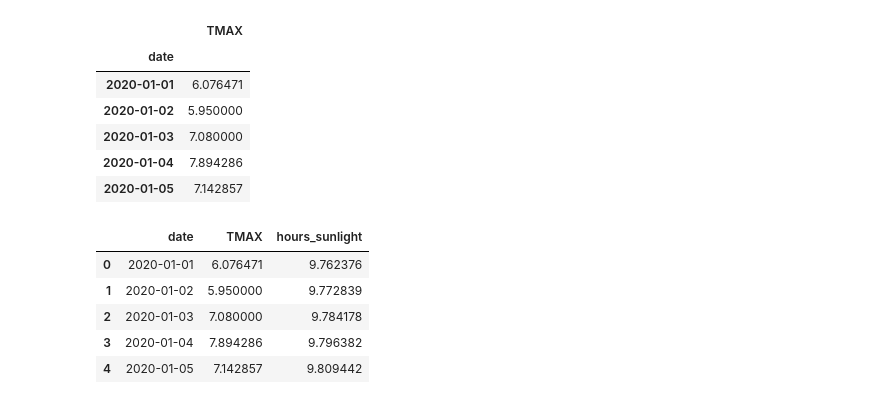
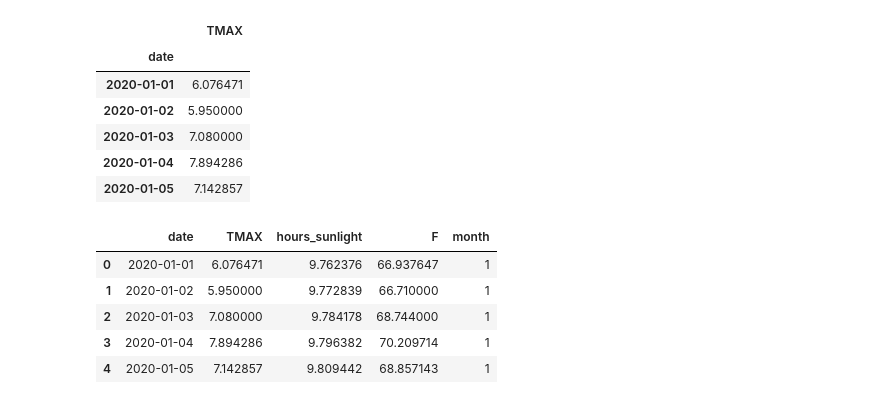
Before and after one commit to skyfielders/astronomy-notebooks, a Jupyter notebook: Plots/grand-canyon-temperature-vs-daylight.ipynb, the cells around one changed output. Drawn from its saved outputs; the diff is of its cells as text; code cells hidden in the pictures.

```diff
--- a/Plots/grand-canyon-temperature-vs-daylight.ipynb
+++ b/Plots/grand-canyon-temperature-vs-daylight.ipynb
@@ -112,13 +120,16 @@ t2.head()
 # %%
 j = t2.join(d2).reset_index()
 #j = j[j.index != '2020-02-29']
 #with pd.option_context('display.max_rows', 999): # jumps at 05-06, 08-03
 #    print(j)
+phantom_hotter = 24
+j['F'] = j['TMAX'] * 1.8 + 32.0 + phantom_hotter
+j['month'] = j['date'].dt.month
 j.head()
 # %% [output]
-|  | date | TMAX | hours_sunlight |
-| 0 | 2020-01-01 | 6.076471 | 9.762376 |
-| 1 | 2020-01-02 | 5.950000 | 9.772839 |
-| 2 | 2020-01-03 | 7.080000 | 9.784178 |
-| 3 | 2020-01-04 | 7.894286 | 9.796382 |
-| 4 | 2020-01-05 | 7.142857 | 9.809442 |
+|  | date | TMAX | hours_sunlight | F | month |
+| 0 | 2020-01-01 | 6.076471 | 9.762376 | 66.937647 | 1 |
+| 1 | 2020-01-02 | 5.950000 | 9.772839 | 66.710000 | 1 |
+| 2 | 2020-01-03 | 7.080000 | 9.784178 | 68.744000 | 1 |
+| 3 | 2020-01-04 | 7.894286 | 9.796382 | 70.209714 | 1 |
+| 4 | 2020-01-05 | 7.142857 | 9.809442 | 68.857143 | 1 |
```
Also changed, not shown: parts of 3 cells of this notebook, 3 other files.
